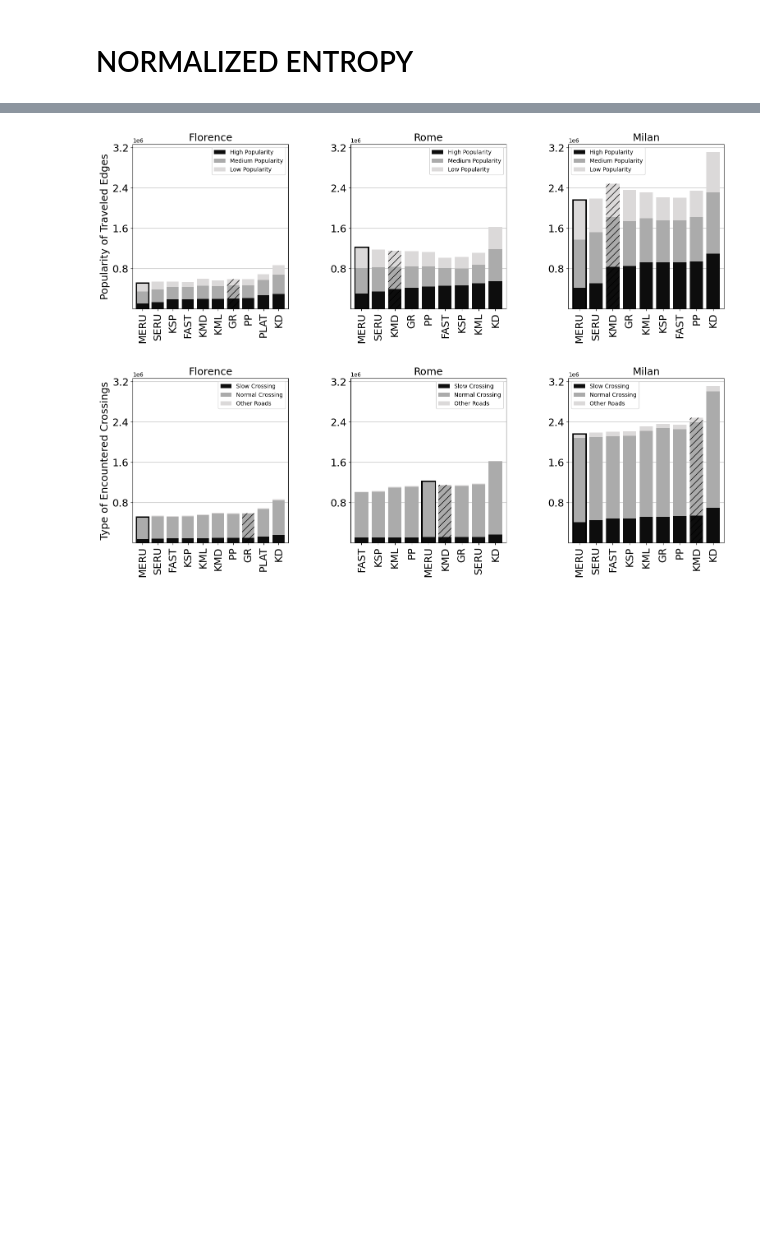
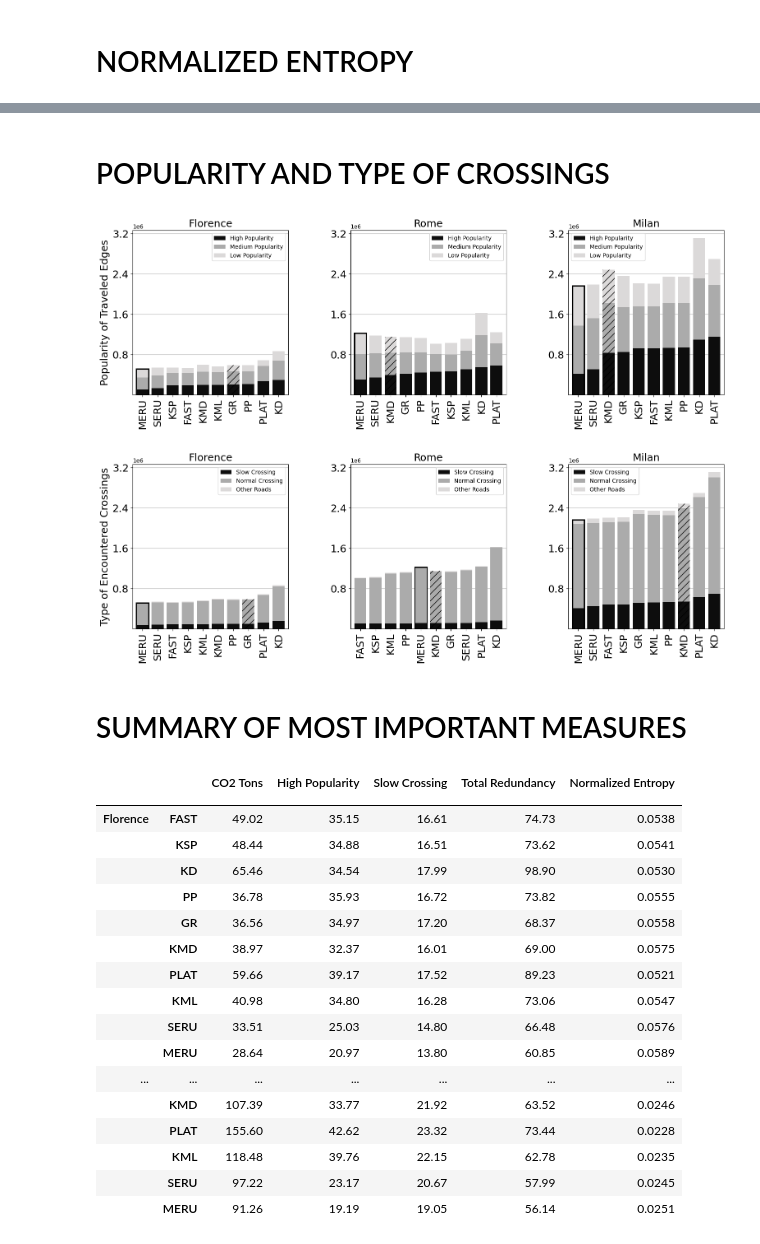
Before and after one commit to lwdovico/pattern-optimized-routes, a Jupyter notebook: notebooks/02_NETINFO_AND_PLOTS.ipynb, the cells around one changed output, grey strips where cells are left out. Cells and saved outputs as stored; diff of their text form; code cells hidden in the pictures; blank space fills up the shorter version.

```diff
--- a/notebooks/02_NETINFO_AND_PLOTS.ipynb
+++ b/notebooks/02_NETINFO_AND_PLOTS.ipynb
@@ -590,3 +602,5 @@ plt.show()
+# %% [markdown]
+# POPULARITY AND TYPE OF CROSSINGS
 # %%
 def clean_counter(x):
     return x.replace('Counter({', '{').replace('})', '}')
@@ -681,6 +695,8 @@ for col in cols:
         ax.tick_params(axis='both', which='both', labelsize=fsize)
         ax.tick_params(axis='x', which='both', labelsize=fsize, rotation = 90)
 
+        city_df[city] = pd.concat((city_df[city], to_plot), axis = 1)
+
     mint = min([ax.get_ylim()[0] for ax in axes])
     maxt = max([ax.get_ylim()[-1] for ax in axes])
     [ax.set_ylim(mint, maxt) for ax in axes]
@@ -691,5 +707,52 @@ for col in cols:
 
     plt.show()
 # %% [output]
-[figure, old version]
+[figure, new version]
-[figure, old version]
+[figure, new version]
+# %% [markdown]
+# SUMMARY OF MOST IMPORTANT MEASURES
+# %%
+cols_to_consider = ['CO2 Tons', 'High Popularity','Slow Crossing', 'Total Redundancy', 'Normalized Entropy', 'Number of Traveled Edges']
+sorted_indexes = ['FAST', 'KSP', 'KD', 'PP', 'GR', 'KMD', 'PLAT', 'KML', 'SERU', 'MERU']
+# %%
+df = pd.DataFrame()
+for city, dataframe in city_df.items():
+    add_df = dataframe[cols_to_consider].loc[sorted_indexes]
+    add_df['city'] = city[0].upper()+city[1:].replace('_big', '')
+    df = pd.concat((df, add_df))
+
+df.index = list(zip(df['city'].values, df.index.values))
+df.drop('city', axis=1, inplace=True)
+
+# Create a MultiIndex
+multi_index = pd.MultiIndex.from_tuples(df.index, names=['', ''])
+
+# Create a DataFrame with the MultiIndex
+df = pd.DataFrame(df, index=multi_index)
+# %%
+df['Total Redundancy'] = (df['Total Redundancy']).apply(lambda x: round(x, 2))
+df['Normalized Entropy'] = (df['Normalized Entropy']).apply(lambda x: round(x, 4))
+df['High Popularity'] = (df['High Popularity'] / df['Number of Traveled Edges'] * 100).apply(lambda x: round(x, 2))
+df['Slow Crossing'] = (df['Slow Crossing'] / df['Number of Traveled Edges'] * 100).apply(lambda x: round(x, 2))
+df['CO2 Tons'] = df['CO2 Tons'].apply(lambda x: round(x, 2))
+# %%
+df.drop('Number of Traveled Edges', axis = 1)
+# %% [output]
+|  |  | CO2 Tons | High Popularity | Slow Crossing | Total Redundancy | Normalized Entropy |
+|  |  |  |  |  |  |  |
+| Florence | FAST | 49.02 | 35.15 | 16.61 | 74.73 | 0.0538 |
+|  | KSP | 48.44 | 34.88 | 16.51 | 73.62 | 0.0541 |
+|  | KD | 65.46 | 34.54 | 17.99 | 98.90 | 0.0530 |
+|  | PP | 36.78 | 35.93 | 16.72 | 73.82 | 0.0555 |
+|  | GR | 36.56 | 34.97 | 17.20 | 68.37 | 0.0558 |
+|  | KMD | 38.97 | 32.37 | 16.01 | 69.00 | 0.0575 |
+|  | PLAT | 59.66 | 39.17 | 17.52 | 89.23 | 0.0521 |
+|  | KML | 40.98 | 34.80 | 16.28 | 73.06 | 0.0547 |
+|  | SERU | 33.51 | 25.03 | 14.80 | 66.48 | 0.0576 |
+|  | MERU | 28.64 | 20.97 | 13.80 | 60.85 | 0.0589 |
+| ... | ... | ... | ... | ... | ... | ... |
+|  | KMD | 107.39 | 33.77 | 21.92 | 63.52 | 0.0246 |
+|  | PLAT | 155.60 | 42.62 | 23.32 | 73.44 | 0.0228 |
+|  | KML | 118.48 | 39.76 | 22.15 | 62.78 | 0.0235 |
+|  | SERU | 97.22 | 23.17 | 20.67 | 57.99 | 0.0245 |
+|  | MERU | 91.26 | 19.19 | 19.05 | 56.14 | 0.0251 |
```
Also changed, not shown: parts of 16 cells of this notebook, 5 other files.
